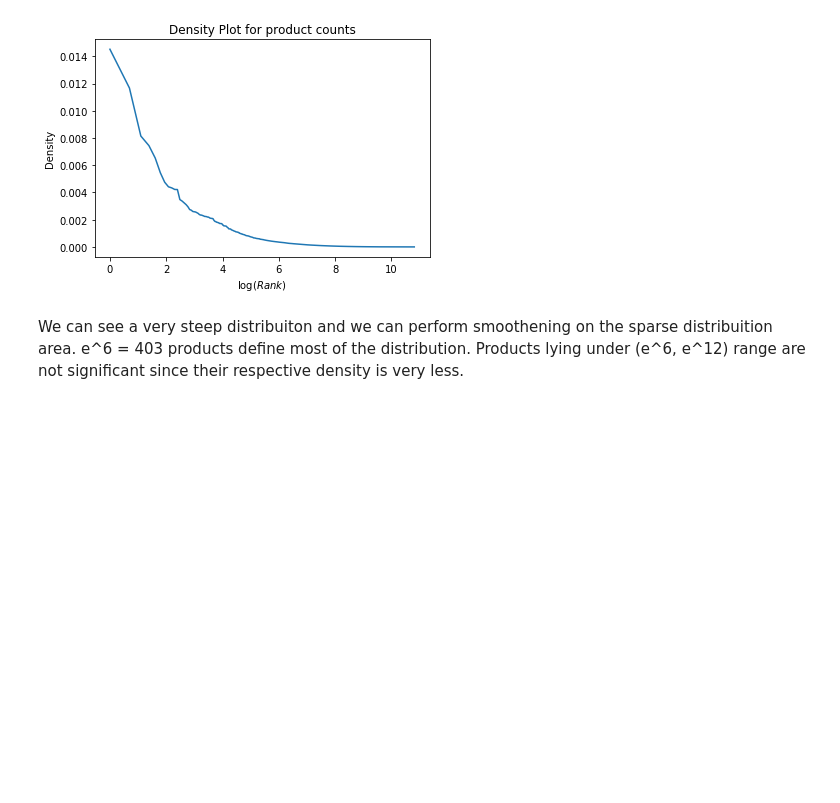
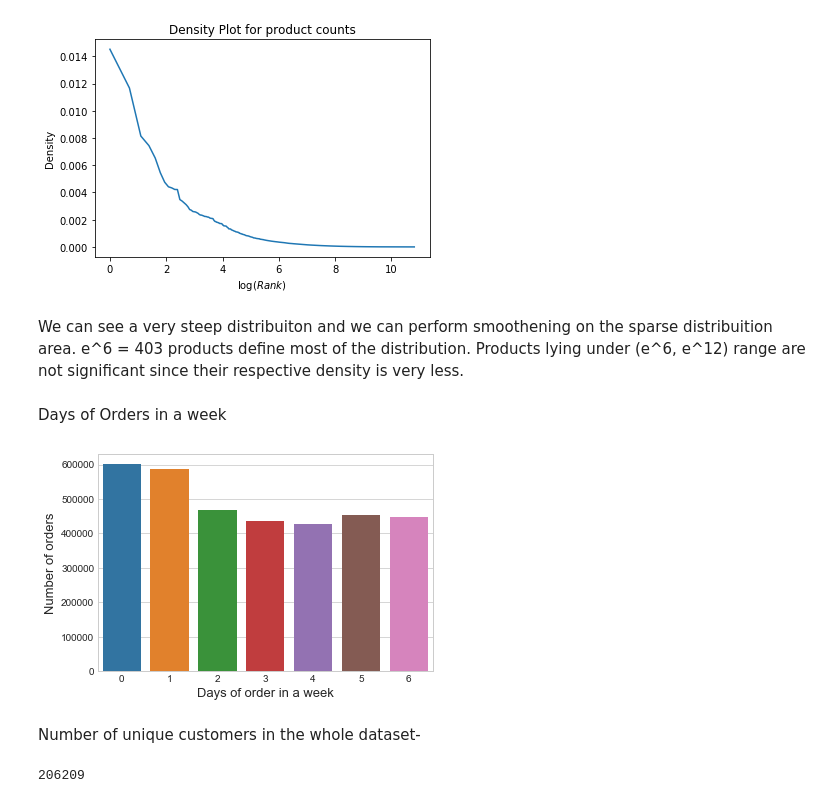
Before and after one commit to tstreamDOTh/Instacart-Market-Basket-Analysis, a Jupyter notebook: code/Data Analysis.ipynb, the cells around one changed output. Saved outputs shown, nothing was run; the diff lists cells and outputs as text; code cells hidden in the pictures; blank space fills up the shorter version.

```diff
--- a/code/Data Analysis.ipynb
+++ b/code/Data Analysis.ipynb
@@ -135,3 +136,21 @@ plt.plot(productCountDf["logRank"],productCountDf["density"])
 [figure]
 # %% [markdown]
 We can see a very steep distribuiton and we can perform smoothening on the sparse distribuition area. e^6 = 403 products define most of the distribution. Products lying under (e^6, e^12) range are not significant since their respective density is very less.
+# %% [markdown]
+Days of Orders in a week
+# %%
+grouped = orderDf.groupby("order_id")["order_dow"].aggregate("sum").reset_index()
+grouped = grouped.order_dow.value_counts()
+
+sns.barplot(grouped.index, grouped.values)
+plt.ylabel('Number of orders', fontsize=13)
+plt.xlabel('Days of order in a week', fontsize=13)
+plt.show()
+# %% [output]
+[figure, added]
+# %% [markdown]
+Number of unique customers in the whole dataset-
+# %%
+len(set(orderDf.user_id))
+# %% [output]
+206209
```
Also changed, not shown: parts of 2 cells of this notebook, 1 other file.
